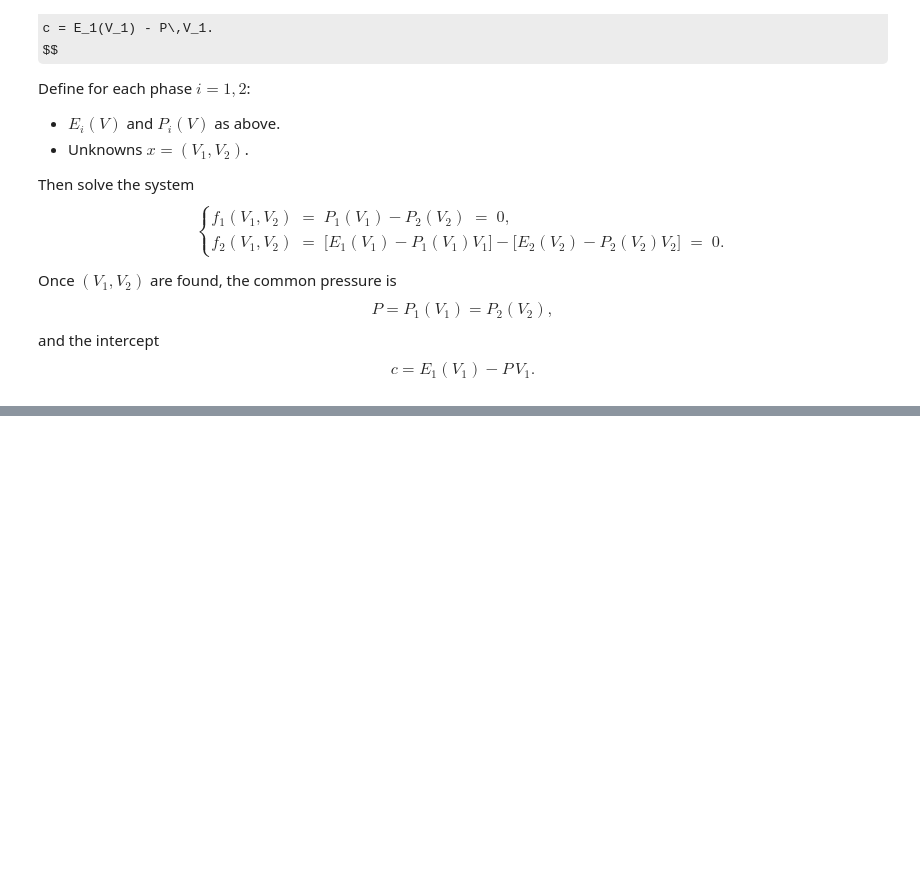
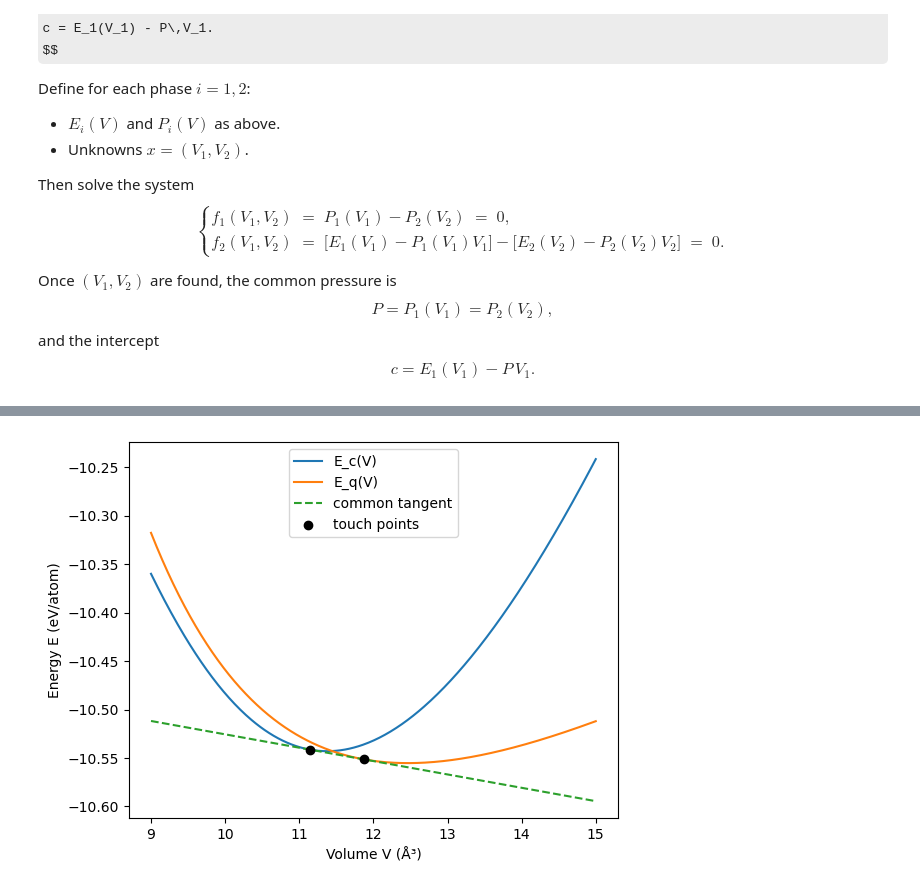
Before and after one commit to pyracetamol/tmms_2025, a Jupyter notebook: bmeos/bmeos.ipynb, the cells around one changed output, grey strips where cells are left out. Drawn from its saved outputs; the diff is of its cells as text; code cells hidden in the pictures; some formulas as TeX source; blank space fills up the shorter version.

Commit message:
fixed common tangent

```diff
--- a/bmeos/bmeos.ipynb
+++ b/bmeos/bmeos.ipynb
@@ -593,0 +528,58 @@ V1 = 11.5129, V2 = 12.9082, P = -0.0079
+# %%
+# ---------------- parameters -----------------
+E0_c, V0_c, B0_c, B0p_c = -10.542918, 11.376192, 106.75/160.21766208, 1.059
+E0_q, V0_q, B0_q, B0p_q = -10.555232, 12.464278,  39.75/160.21766208, 5.339
+
+# ---------------- Birch–Murnaghan functions -----------------
+def E_BM(V, E0, V0, B0, B0p):
+    eta = (V0 / V)**(2/3) - 1.0
+    return E0 + 9*V0*B0/16 * (B0p*eta**3 + (6 - 4*(1+eta))*eta**2)
+
+def P_BM(V, V0, B0, B0p):
+    x = (V0 / V)**(1/3)
+    return (3*B0/2) * (x**7 - x**5) * (1 + 0.75*(B0p - 4)*(x**2 - 1))
+
+# ---------------- solve common tangent -----------------
+V1, V2 = sp.symbols('V1 V2', positive=True)
+subs = { 'E0_c':E0_c, 'V0_c':V0_c, 'B0_c':B0_c, 'B0p_c':B0p_c,
+         'E0_q':E0_q, 'V0_q':V0_q, 'B0_q':B0_q, 'B0p_q':B0p_q }
+
+# symbolic definitions
+def E_BM_sym(V, E0, V0, B0, B0p):
+    eta = (V0/V)**(sp.Rational(2,3)) - 1
+    return E0 + 9*V0*B0/16 * (B0p*eta**3 + (6 - 4*(1+eta))*eta**2)
+
+E_c  = E_BM_sym(V1, E0_c, V0_c, B0_c, B0p_c)
+E_q  = E_BM_sym(V2, E0_q, V0_q, B0_q, B0p_q)
+P_c  = -sp.diff(E_c, V1)
+P_q  = -sp.diff(E_q, V2)
+
+eq1 = sp.Eq(P_c, P_q)
+eq2 = sp.Eq(E_c + P_c*V1, E_q + P_q*V2)
+
+sol = sp.nsolve((eq1, eq2), (V1, V2), (11, 12))
+V1_star, V2_star = [float(v) for v in sol]
+P_star = float(P_c.subs({V1: V1_star}))
+c_star = E_BM(V1_star, E0_c, V0_c, B0_c, B0p_c) + P_star*V1_star  # intercept using E+PV
+
+# ---------------- make grid and plot -----------------
+V_range = np.linspace(9, 15, 400)
+E_c_vals = E_BM(V_range, E0_c, V0_c, B0_c, B0p_c)
+E_q_vals = E_BM(V_range, E0_q, V0_q, B0_q, B0p_q)
+tangent  = -P_star * V_range + c_star  # line: slope = -P
+
+plt.figure(figsize=(6,4.5))
+plt.plot(V_range, E_c_vals, label='E_c(V)')
+plt.plot(V_range, E_q_vals, label='E_q(V)')
+plt.plot(V_range, tangent, '--', label='common tangent')
+plt.scatter([V1_star, V2_star],
+            [E_BM(V1_star, E0_c, V0_c, B0_c, B0p_c),
+             E_BM(V2_star, E0_q, V0_q, B0_q, B0p_q)],
+            color='black', zorder=5, label='touch points')
+plt.xlabel('Volume V (Å³)')
+plt.ylabel('Energy E (eV/atom)')
+plt.legend()
+plt.tight_layout()
+plt.show()
+# %% [output]
+[figure, added]
```
Also changed, not shown: parts of 4 cells of this notebook.
